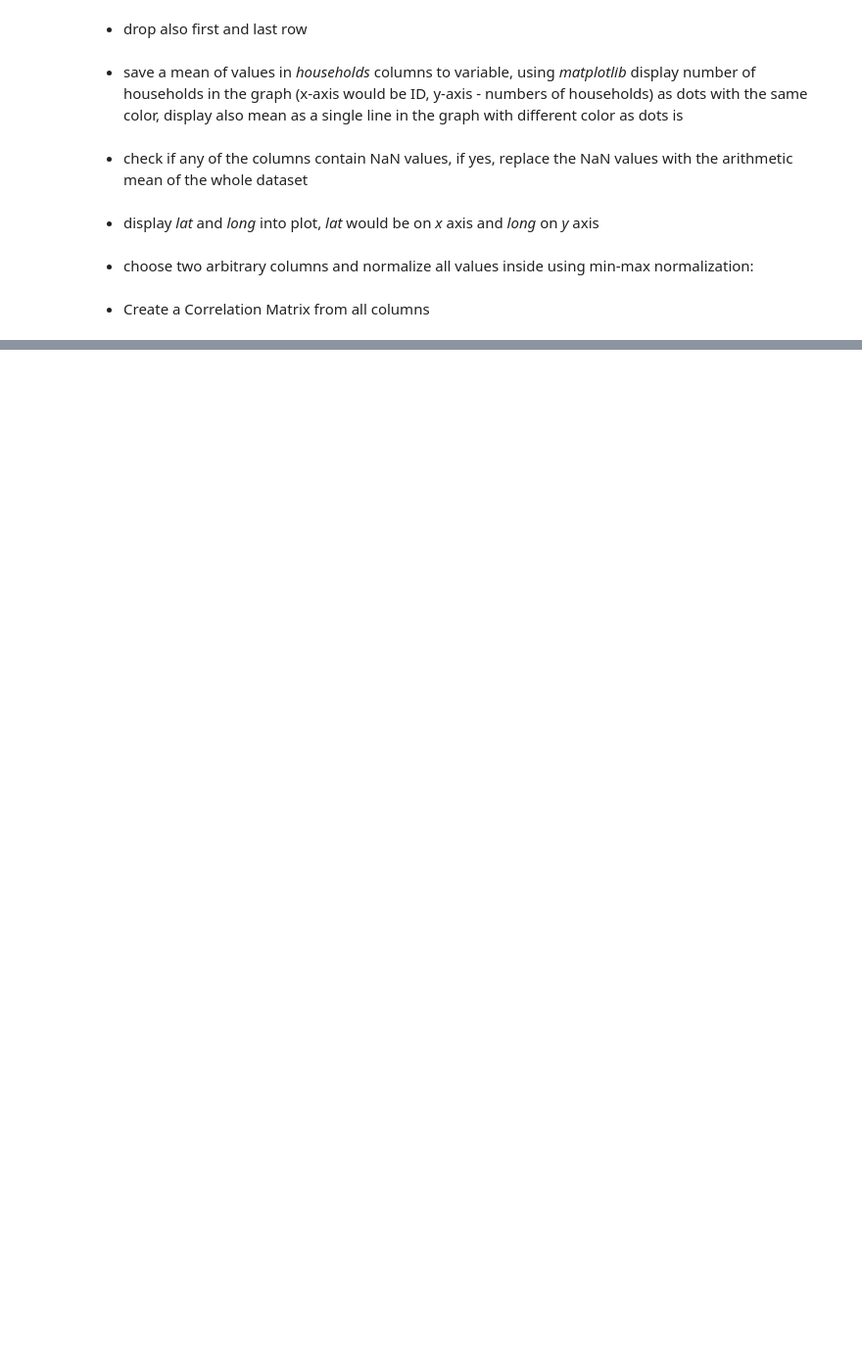
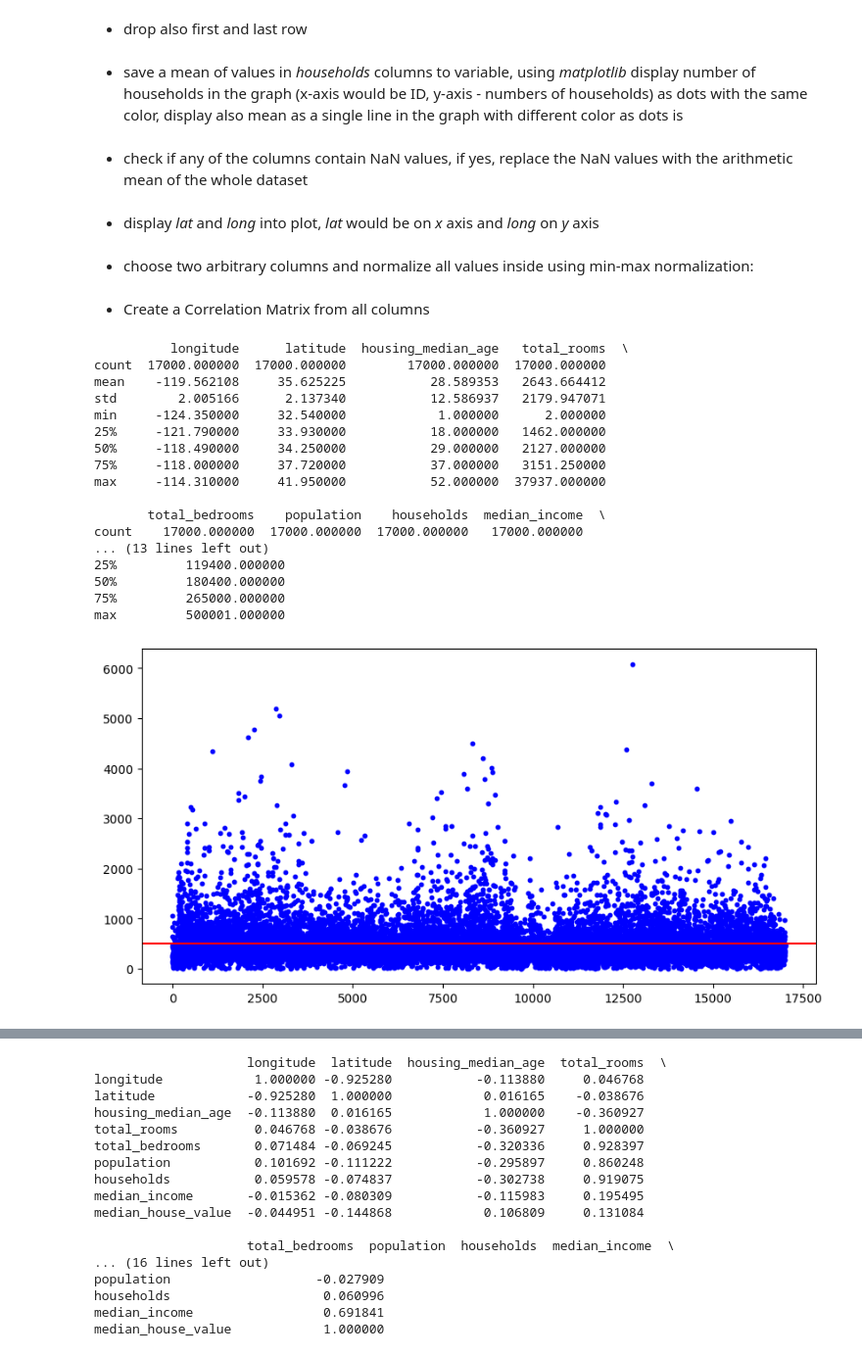
Before and after one commit to ekremsimsek1/VUT-Machine-Learning-Fundamentals-Labs_286338_Ekrem_-im-ek, a Jupyter notebook: Lab_01/2023/Exercise_01_2023.ipynb, the cells around one changed output, grey strips where cells are left out. Shown at 98% size. Saved outputs shown, nothing was run; the diff lists cells and outputs as text; code cells hidden in the pictures; blank space fills up the shorter version.

```diff
--- a/Lab_01/2023/Exercise_01_2023.ipynb
+++ b/Lab_01/2023/Exercise_01_2023.ipynb
@@ -133,3 +272,62 @@ Use google colab dataset loaded in the lecture and do following operations:
 - choose two arbitrary columns and normalize all values inside using min-max normalization:
 # %% [markdown]
 - Create a Correlation Matrix from all columns
+# %%
+import pandas as pd
+import matplotlib.pyplot as plt
+import numpy as np
+
+df = pd.read_csv('/content/sample_data/california_housing_train.csv')
+
+# Describe
+print(df.describe())
+
+# Filter
+filtered_df = df[df['total_bedrooms'] > 310]
+
+# Drop first and last rows
+df = df.iloc[1:-1]
+
+# Plot households and mean
+h_mean = df['households'].mean()
+plt.figure(figsize=(10,5))
+plt.scatter(df.index, df['households'], color='blue', s=10)
+plt.axhline(y=h_mean, color='red', linestyle='-')
+plt.show()
+
+# Handle NaN values
+df = df.fillna(df.mean())
+
+# Plot Lat/Long
+plt.figure(figsize=(8,6))
+plt.scatter(df['latitude'], df['longitude'], alpha=0.5)
+plt.xlabel('Latitude')
+plt.ylabel('Longitude')
+plt.show()
+
+# Min-Max Normalization
+cols_to_norm = ['total_rooms', 'total_bedrooms']
+df[cols_to_norm] = (df[cols_to_norm] - df[cols_to_norm].min()) / (df[cols_to_norm].max() - df[cols_to_norm].min())
+
+# Correlation Matrix
+corr_matrix = df.corr()
+print(corr_matrix)
+# %% [output]
+          longitude      latitude  housing_median_age   total_rooms  \
+count  17000.000000  17000.000000        17000.000000  17000.000000
+mean    -119.562108     35.625225           28.589353   2643.664412
+std        2.005166      2.137340           12.586937   2179.947071
+min     -124.350000     32.540000            1.000000      2.000000
+25%     -121.790000     33.930000           18.000000   1462.000000
+50%     -118.490000     34.250000           29.000000   2127.000000
+75%     -118.000000     37.720000           37.000000   3151.250000
+max     -114.310000     41.950000           52.000000  37937.000000
+
+       total_bedrooms    population    households  median_income  \
+count    17000.000000  17000.000000  17000.000000   17000.000000
+... (13 lines left out)
+25%         119400.000000
+50%         180400.000000
+75%         265000.000000
+max         500001.000000
+[figure, added]
@@ -135,0 +335,17 @@ Use google colab dataset loaded in the lecture and do following operations:
+                    longitude  latitude  housing_median_age  total_rooms  \
+longitude            1.000000 -0.925280           -0.113880     0.046768
+latitude            -0.925280  1.000000            0.016165    -0.038676
+housing_median_age  -0.113880  0.016165            1.000000    -0.360927
+total_rooms          0.046768 -0.038676           -0.360927     1.000000
+total_bedrooms       0.071484 -0.069245           -0.320336     0.928397
+population           0.101692 -0.111222           -0.295897     0.860248
+households           0.059578 -0.074837           -0.302738     0.919075
+median_income       -0.015362 -0.080309           -0.115983     0.195495
+median_house_value  -0.044951 -0.144868            0.106809     0.131084
+
+                    total_bedrooms  population  households  median_income  \
+... (16 lines left out)
+population                   -0.027909
+households                    0.060996
+median_income                 0.691841
+median_house_value            1.000000
```
Also changed, not shown: parts of 9 cells of this notebook.
